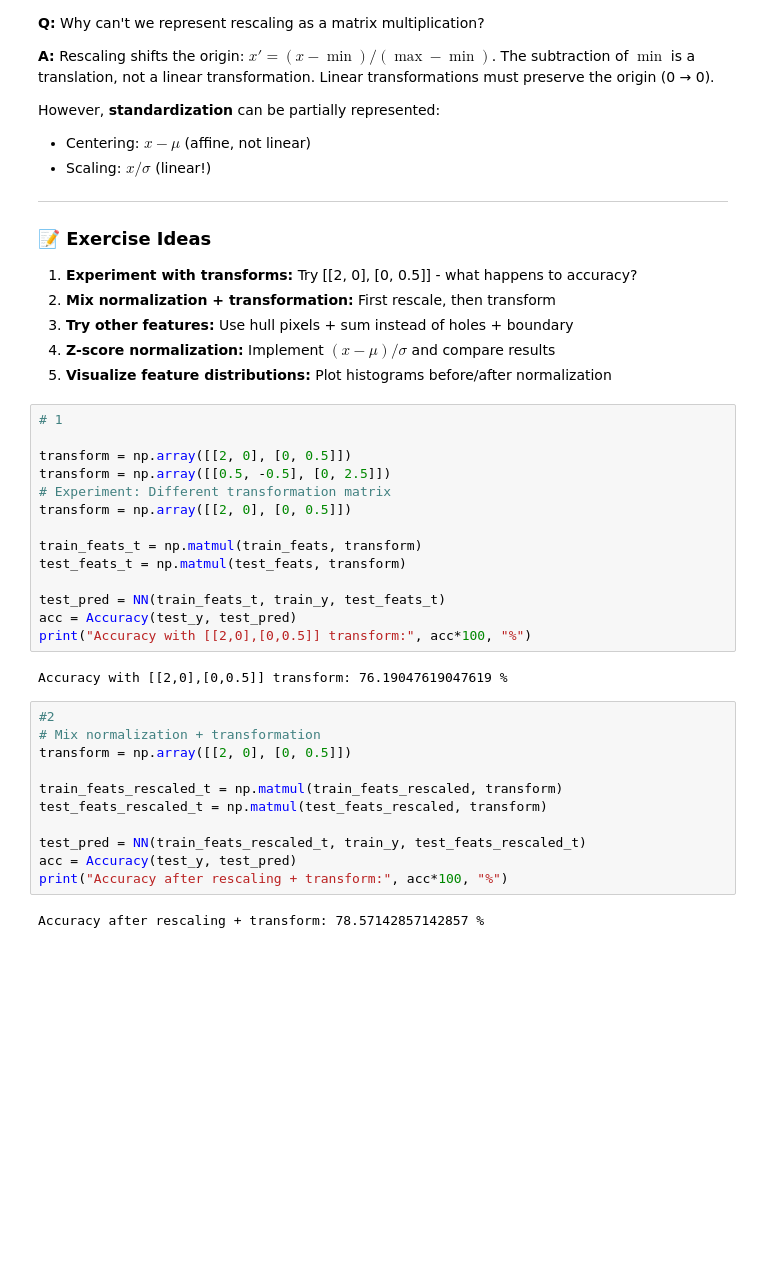
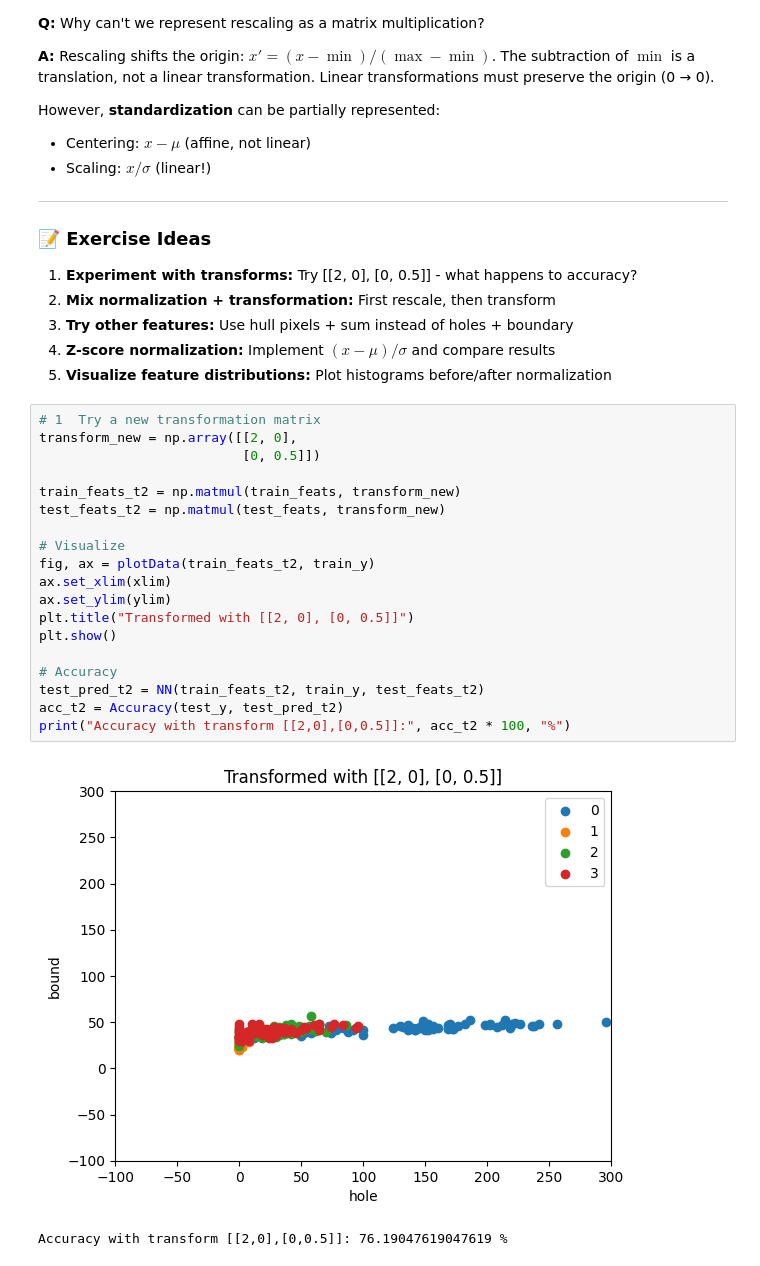
Before and after one commit to chmanaswini/Tutorials_and_labs, a Jupyter notebook: Copy_of_STP_Module_01_Lab_04_Transforming_data_using_linear_algebra_by_Om.ipynb, the cells around one changed output. Drawn from its saved outputs; the diff is of its cells as text; blank space fills up the shorter version.

```diff
--- a/Copy_of_STP_Module_01_Lab_04_Transforming_data_using_linear_algebra_by_Om.ipynb
+++ b/Copy_of_STP_Module_01_Lab_04_Transforming_data_using_linear_algebra_by_Om.ipynb
@@ -672,32 +672,25 @@ However, **standardization** can be partially represented:
 3. **Try other features:** Use hull pixels + sum instead of holes + boundary
 4. **Z-score normalization:** Implement $(x - \mu) / \sigma$ and compare results
 5. **Visualize feature distributions:** Plot histograms before/after normalization
-# %%
-# 1
-
-transform = np.array([[2, 0], [0, 0.5]])
-transform = np.array([[0.5, -0.5], [0, 2.5]])
-# Experiment: Different transformation matrix
-transform = np.array([[2, 0], [0, 0.5]])
-
-train_feats_t = np.matmul(train_feats, transform)
-test_feats_t = np.matmul(test_feats, transform)
-
-test_pred = NN(train_feats_t, train_y, test_feats_t)
-acc = Accuracy(test_y, test_pred)
-print("Accuracy with [[2,0],[0,0.5]] transform:", acc*100, "%")
-# %% [output]
-Accuracy with [[2,0],[0,0.5]] transform: 76.19047619047619 %
-# %%
-#2
-# Mix normalization + transformation
-transform = np.array([[2, 0], [0, 0.5]])
-
-train_feats_rescaled_t = np.matmul(train_feats_rescaled, transform)
-test_feats_rescaled_t = np.matmul(test_feats_rescaled, transform)
-
-test_pred = NN(train_feats_rescaled_t, train_y, test_feats_rescaled_t)
-acc = Accuracy(test_y, test_pred)
-print("Accuracy after rescaling + transform:", acc*100, "%")
-# %% [output]
-Accuracy after rescaling + transform: 78.57142857142857 %
+# %%
+# 1  Try a new transformation matrix
+transform_new = np.array([[2, 0],
+                          [0, 0.5]])
+
+train_feats_t2 = np.matmul(train_feats, transform_new)
+test_feats_t2 = np.matmul(test_feats, transform_new)
+
+# Visualize
+fig, ax = plotData(train_feats_t2, train_y)
+ax.set_xlim(xlim)
+ax.set_ylim(ylim)
+plt.title("Transformed with [[2, 0], [0, 0.5]]")
+plt.show()
+
+# Accuracy
+test_pred_t2 = NN(train_feats_t2, train_y, test_feats_t2)
+acc_t2 = Accuracy(test_y, test_pred_t2)
+print("Accuracy with transform [[2,0],[0,0.5]]:", acc_t2 * 100, "%")
+# %% [output]
+[figure, added]
+Accuracy with transform [[2,0],[0,0.5]]: 76.19047619047619 %
```
Also changed, not shown: parts of 4 cells of this notebook.
